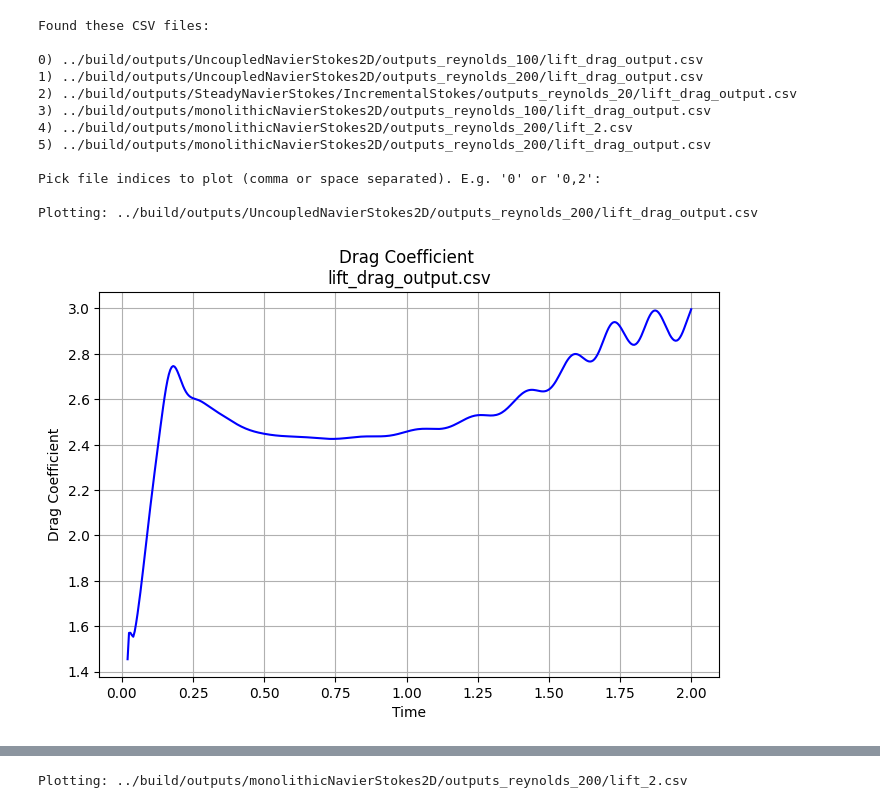
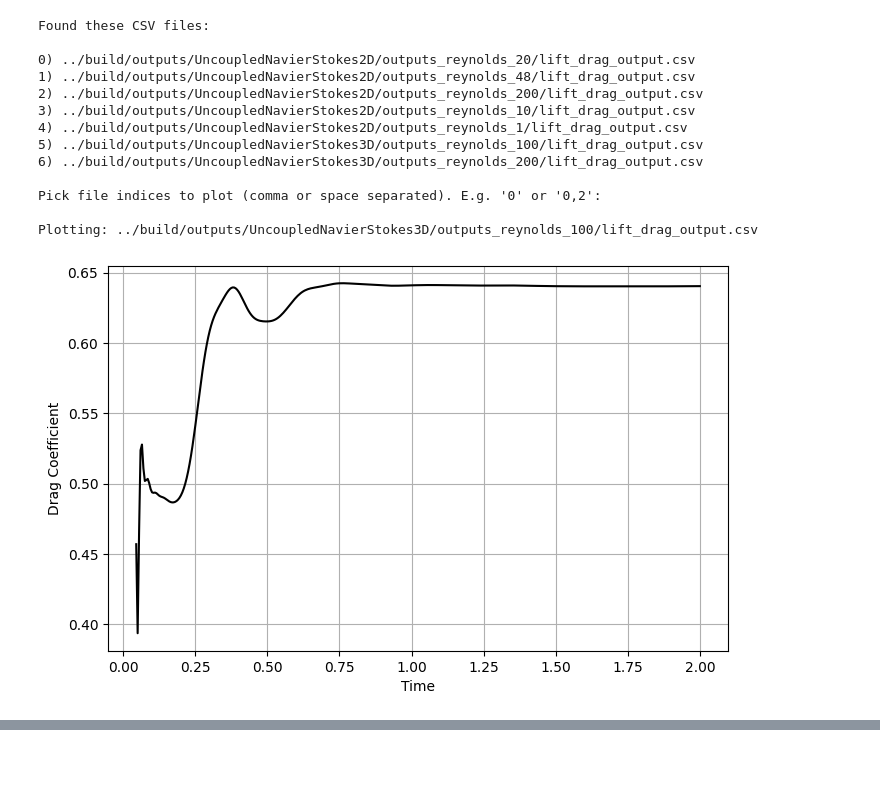
Before and after one commit to aurorabertasini/nmpde_non_linear_mechanics_solver, a Jupyter notebook: scripts/plot_lift_drag.ipynb, the cells around one changed output, grey strips where cells are left out. Drawn from its saved outputs; the diff is of its cells as text; code cells hidden in the pictures; blank space fills up the shorter version.

```diff
--- a/scripts/plot_lift_drag.ipynb
+++ b/scripts/plot_lift_drag.ipynb
@@ -32,7 +32,7 @@ def load_and_plot_csv_separately(file_path):
 
         # ---------------------------------------------------
         # REMOVE THE FIRST 4 TIMESTEPS:
-        data = data[3:, :]  # slice from the 5th row onward
+        data = data[8:, :]  # slice from the 5th row onward
         # ---------------------------------------------------
 
         if data.shape[1] < 4:
@@ -48,28 +48,17 @@ def load_and_plot_csv_separately(file_path):
 
         # 1) Time vs Drag Coefficient
         plt.figure(figsize=(8, 5))
-        plt.plot(time, drag_coefficient, label='Drag Coefficient', color='blue')
+        plt.plot(time, drag_coefficient, label='Drag Coefficient', color='black')
         plt.xlabel('Time')
         plt.ylabel('Drag Coefficient')
-        plt.title(f"Drag Coefficient \n{os.path.basename(file_path)}")
         plt.grid(True)
         plt.show()
 
         # 2) Time vs Lift Coefficient
         plt.figure(figsize=(8, 5))
-        plt.plot(time, lift_coefficient, label='Lift Coefficient', color='green')
+        plt.plot(time, lift_coefficient, label='Lift Coefficient', color='#7F6A56')
         plt.xlabel('Time')
         plt.ylabel('Lift Coefficient')
-        plt.title(f"Lift Coefficient \n{os.path.basename(file_path)}")
-        plt.grid(True)
-        plt.show()
-
-        # 3) Time vs Pressure Drop
-        plt.figure(figsize=(8, 5))
-        plt.plot(time, pressure_drop, label='Pressure Drop', color='red')
-        plt.xlabel('Time')
-        plt.ylabel('Pressure Drop')
-        plt.title(f"Pressure Drop \n{os.path.basename(file_path)}")
         plt.grid(True)
         plt.show()
 
@@ -95,38 +84,39 @@ else:
 
     # 3. Let the user pick files to plot
     print("\nPick file indices to plot (comma or space separated). E.g. '0' or '0,2':")
     choice = input().strip()
 
     if choice:
         choice_list = choice.replace(',', ' ').split()
         indices = []
         for c in choice_list:
             try:
                 indices.append(int(c))
             except ValueError:
                 print(f"Invalid index '{c}', skipping...")
 
         # 4. For each selected file, plot separately (skipping first 4 timesteps)
         for idx in indices:
             if 0 <= idx < len(csv_files):
                 file_path = csv_files[idx]
                 print(f"\nPlotting: {file_path}")
                 load_and_plot_csv_separately(file_path)
             else:
                 print(f"Index {idx} is out of range.")
     else:
         print("No file selected.")
 # %% [output]
 Found these CSV files:
 
-0) ../build/outputs/UncoupledNavierStokes2D/outputs_reynolds_100/lift_drag_output.csv
-1) ../build/outputs/UncoupledNavierStokes2D/outputs_reynolds_200/lift_drag_output.csv
-2) ../build/outputs/SteadyNavierStokes/IncrementalStokes/outputs_reynolds_20/lift_drag_output.csv
-3) ../build/outputs/monolithicNavierStokes2D/outputs_reynolds_100/lift_drag_output.csv
-4) ../build/outputs/monolithicNavierStokes2D/outputs_reynolds_200/lift_2.csv
-5) ../build/outputs/monolithicNavierStokes2D/outputs_reynolds_200/lift_drag_output.csv
+0) ../build/outputs/UncoupledNavierStokes2D/outputs_reynolds_20/lift_drag_output.csv
+1) ../build/outputs/UncoupledNavierStokes2D/outputs_reynolds_48/lift_drag_output.csv
+2) ../build/outputs/UncoupledNavierStokes2D/outputs_reynolds_200/lift_drag_output.csv
+3) ../build/outputs/UncoupledNavierStokes2D/outputs_reynolds_10/lift_drag_output.csv
+4) ../build/outputs/UncoupledNavierStokes2D/outputs_reynolds_1/lift_drag_output.csv
+5) ../build/outputs/UncoupledNavierStokes3D/outputs_reynolds_100/lift_drag_output.csv
+6) ../build/outputs/UncoupledNavierStokes3D/outputs_reynolds_200/lift_drag_output.csv
 
 Pick file indices to plot (comma or space separated). E.g. '0' or '0,2':
 
-Plotting: ../build/outputs/UncoupledNavierStokes2D/outputs_reynolds_200/lift_drag_output.csv
+Plotting: ../build/outputs/UncoupledNavierStokes3D/outputs_reynolds_100/lift_drag_output.csv
-[figure, old version]
+[figure, new version]
@@ -135 +123,0 @@ Plotting: ../build/outputs/UncoupledNavierStokes2D/outputs_reynolds_200/lift_dra
-Plotting: ../build/outputs/monolithicNavierStokes2D/outputs_reynolds_200/lift_2.csv
```
Also changed, not shown: parts of 1 cell of this notebook, 3 other files.
